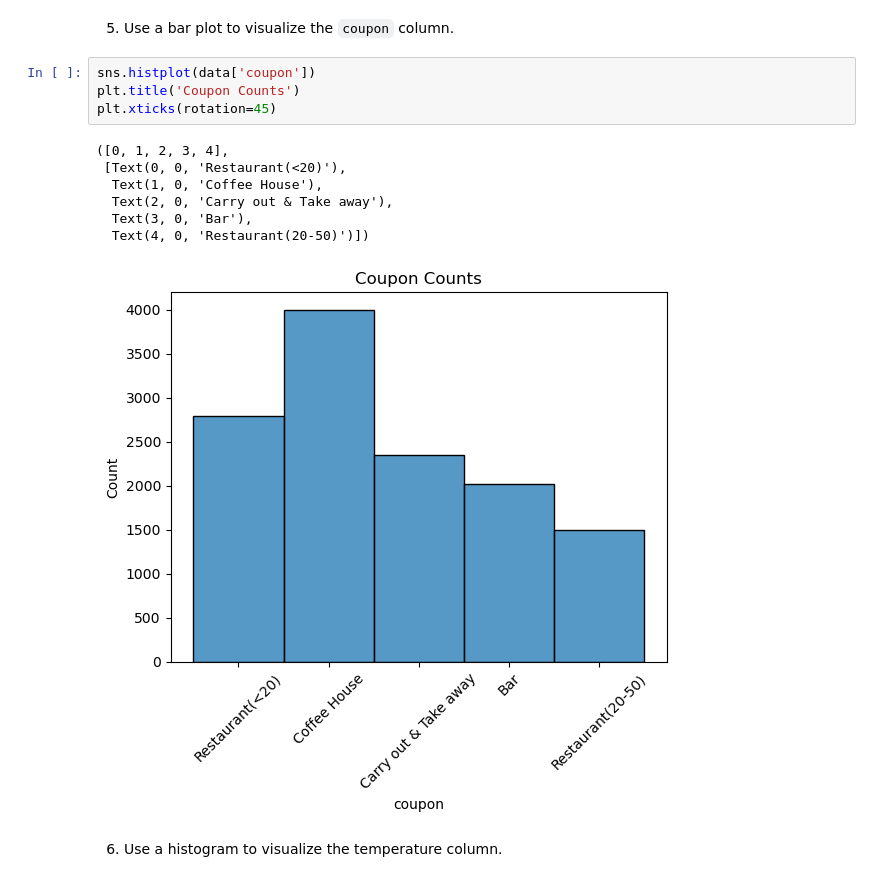
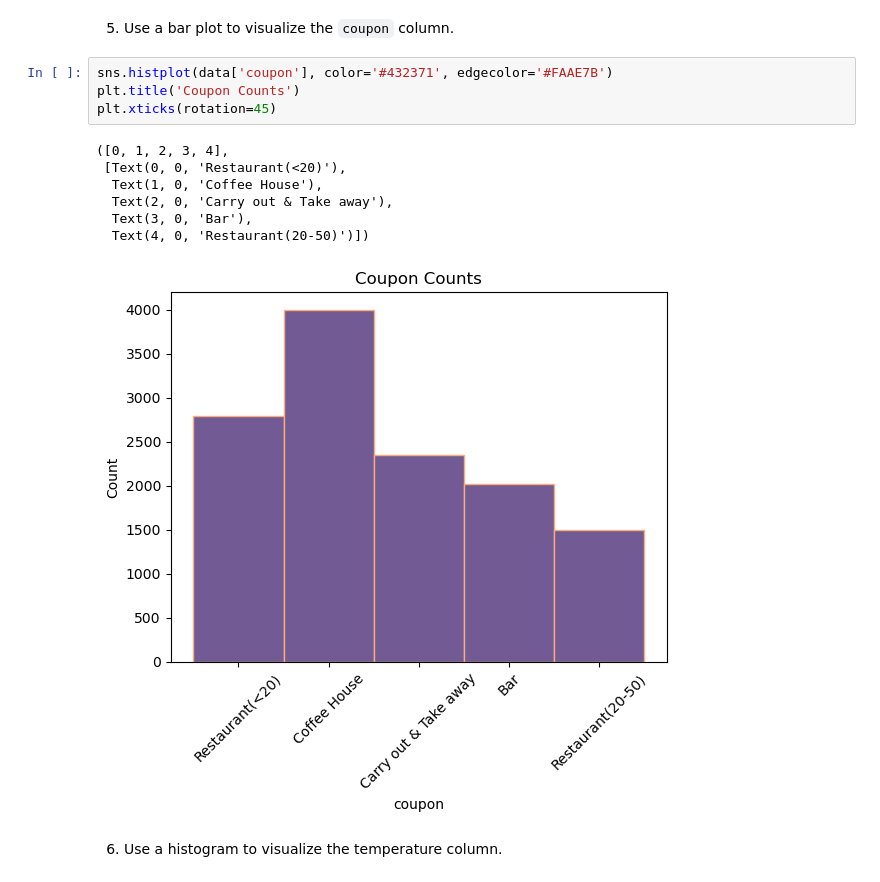
Before and after one commit to shahprincea/ml-coupon-4-customer, a Jupyter notebook: prompt.ipynb, the cells around one changed output. Cells and saved outputs as stored; diff of their text form.

```diff
--- a/prompt.ipynb
+++ b/prompt.ipynb
@@ -120,17 +120,17 @@ data['Y'].value_counts()[1] / data['Y'].count()
 # %% [markdown]
 5. Use a bar plot to visualize the `coupon` column.
 # %%
-sns.histplot(data['coupon'])
+sns.histplot(data['coupon'], color='#432371', edgecolor='#FAAE7B')
 plt.title('Coupon Counts')
 plt.xticks(rotation=45)
 # %% [output]
 ([0, 1, 2, 3, 4],
  [Text(0, 0, 'Restaurant(<20)'),
   Text(1, 0, 'Coffee House'),
   Text(2, 0, 'Carry out & Take away'),
   Text(3, 0, 'Bar'),
   Text(4, 0, 'Restaurant(20-50)')])
-[figure, old version]
+[figure, new version]
 # %% [markdown]
 6. Use a histogram to visualize the temperature column.
 # %%
```
Also changed, not shown: parts of 11 cells of this notebook, 8 other files.
